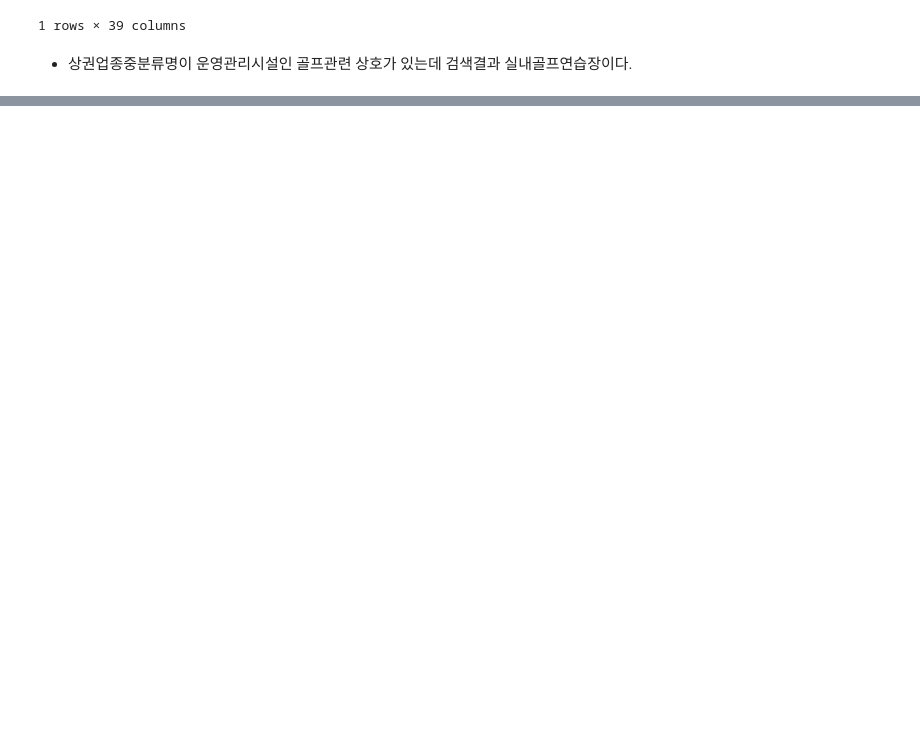
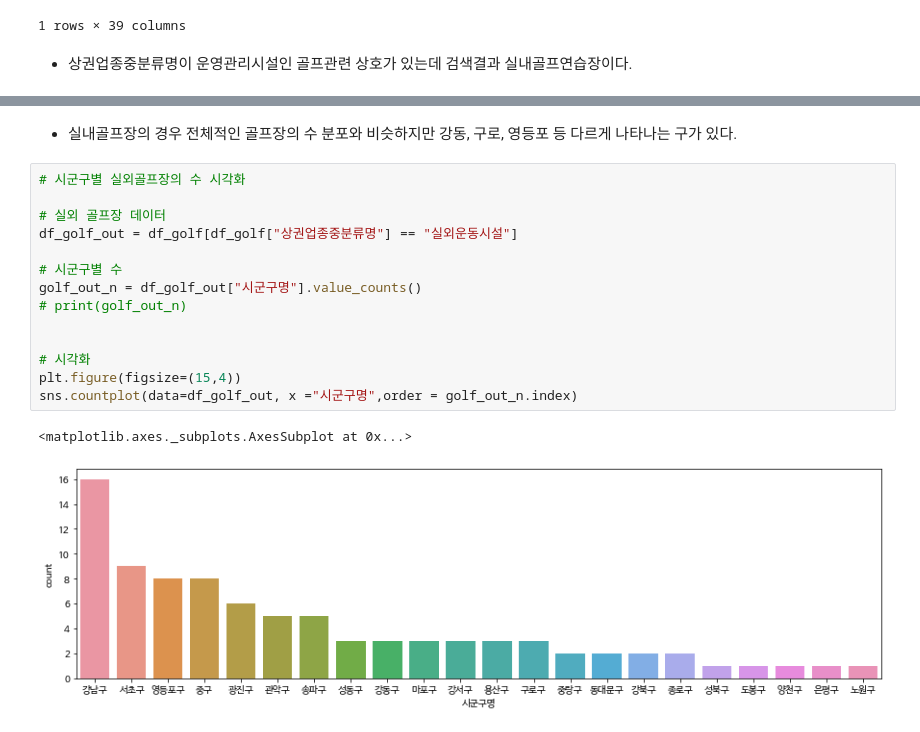
Before and after one commit to JaeHong-Park987/commercial_area, a Jupyter notebook: 상권정보(서울) 데이터 분석.ipynb, the cells around one changed output, grey strips where cells are left out. Saved outputs shown, nothing was run; the diff lists cells and outputs as text; blank space fills up the shorter version.

```diff
--- a/상권정보(서울) 데이터 분석.ipynb
+++ b/상권정보(서울) 데이터 분석.ipynb
@@ -374,0 +408,19 @@ df_sports[df_sports["건물명"] == "홍은동골프연습장"]
+# %% [markdown]
+* 실내골프장의 경우 전체적인 골프장의 수 분포와 비슷하지만 강동, 구로, 영등포 등 다르게 나타나는 구가 있다.
+# %%
+# 시군구별 실외골프장의 수 시각화
+
+# 실외 골프장 데이터
+df_golf_out = df_golf[df_golf["상권업종중분류명"] == "실외운동시설"]
+
+# 시군구별 수
+golf_out_n = df_golf_out["시군구명"].value_counts()
+# print(golf_out_n)
+
+
+# 시각화
+plt.figure(figsize=(15,4))
+sns.countplot(data=df_golf_out, x ="시군구명",order = golf_out_n.index)
+# %% [output]
+<matplotlib.axes._subplots.AxesSubplot at 0x...>
+[figure, added]
```
Also changed, not shown: parts of 13 cells of this notebook, 1 other file.
